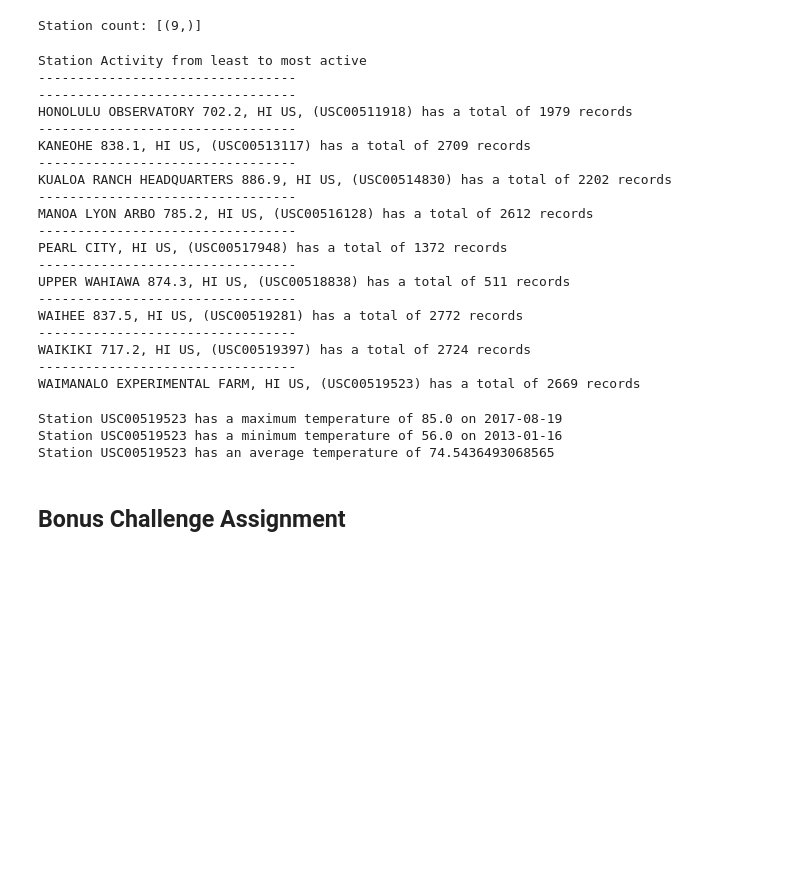
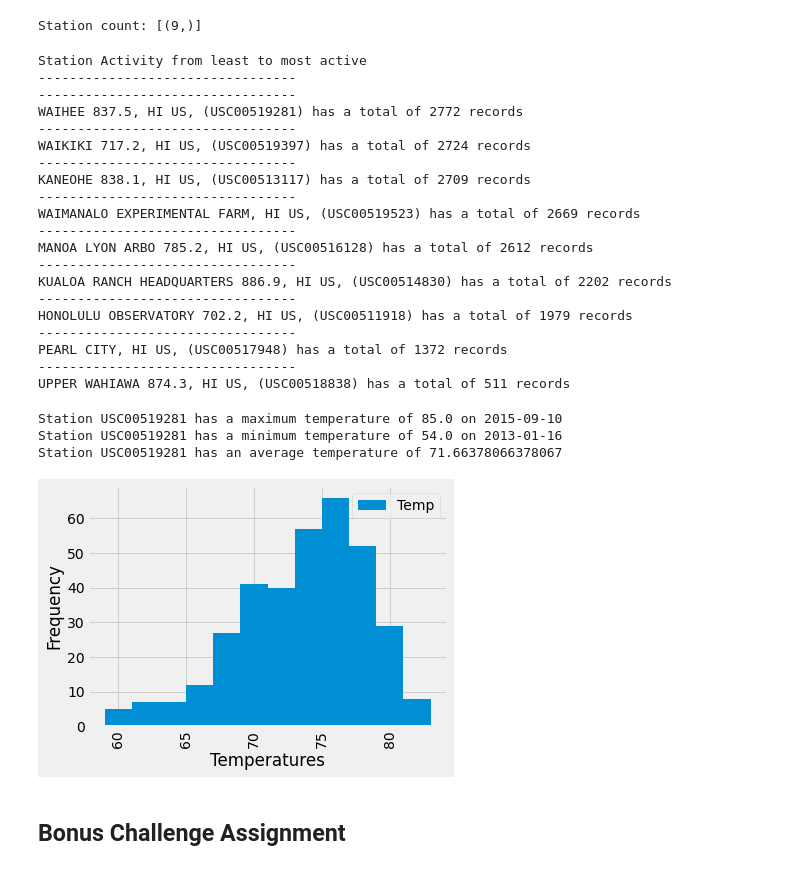
Before and after one commit to lake-walker/sqlalchemy_challenge, a Jupyter notebook: climate_starter.ipynb, the cells around one changed output. Drawn from its saved outputs; the diff is of its cells as text; code cells hidden in the pictures; blank space fills up the shorter version.

Commit message:
completed precip and station analysis

```diff
--- a/climate_starter.ipynb
+++ b/climate_starter.ipynb
@@ -97,7 +97,7 @@ Station count: [(9,)]
 # List the stations and the counts in descending order.
 sel = [Measurement.station, Station.name, func.count(Measurement.station)]
 active_stations = session.query(*sel).filter(Station.station == Measurement.station).group_by(Measurement.station).\
-    order_by(Measurement.station).all()
+    order_by(func.count(Measurement.station).desc()).all()
 print('Station Activity from least to most active')
 print('---------------------------------')
 for record in active_stations:
@@ -107,43 +107,43 @@ for record in active_stations:
 # %% [output]
 Station Activity from least to most active
 ---------------------------------
----------------------------------
-HONOLULU OBSERVATORY 702.2, HI US, (USC00511918) has a total of 1979 records
----------------------------------
-KANEOHE 838.1, HI US, (USC00513117) has a total of 2709 records
----------------------------------
-KUALOA RANCH HEADQUARTERS 886.9, HI US, (USC00514830) has a total of 2202 records
----------------------------------
-MANOA LYON ARBO 785.2, HI US, (USC00516128) has a total of 2612 records
----------------------------------
-PEARL CITY, HI US, (USC00517948) has a total of 1372 records
----------------------------------
-UPPER WAHIAWA 874.3, HI US, (USC00518838) has a total of 511 records
 ---------------------------------
 WAIHEE 837.5, HI US, (USC00519281) has a total of 2772 records
 ---------------------------------
 WAIKIKI 717.2, HI US, (USC00519397) has a total of 2724 records
 ---------------------------------
+KANEOHE 838.1, HI US, (USC00513117) has a total of 2709 records
+---------------------------------
 WAIMANALO EXPERIMENTAL FARM, HI US, (USC00519523) has a total of 2669 records
+---------------------------------
+MANOA LYON ARBO 785.2, HI US, (USC00516128) has a total of 2612 records
+---------------------------------
+KUALOA RANCH HEADQUARTERS 886.9, HI US, (USC00514830) has a total of 2202 records
+---------------------------------
+HONOLULU OBSERVATORY 702.2, HI US, (USC00511918) has a total of 1979 records
+---------------------------------
+PEARL CITY, HI US, (USC00517948) has a total of 1372 records
+---------------------------------
+UPPER WAHIAWA 874.3, HI US, (USC00518838) has a total of 511 records
 # %%
 # Using the station id from the previous query, calculate the lowest temperature recorded,
 # highest temperature recorded, and average temperature of the most active station?
 
 max_temp = session.query(Measurement.station, func.max(Measurement.tobs), Measurement.date).\
-    filter(Measurement.station == "USC00519523").all()
+    filter(Measurement.station == "USC00519281").all()
 for s, t, d in max_temp:
     print(f'Station {s} has a maximum temperature of {t} on {d}')
 
 min_temp = session.query(Measurement.station, func.min(Measurement.tobs), Measurement.date).\
-    filter(Measurement.station == "USC00519523").all()
+    filter(Measurement.station == "USC00519281").all()
 for s, t, d in min_temp:
     print(f'Station {s} has a minimum temperature of {t} on {d}')
 
 avg_temp = session.query(Measurement.station, func.avg(Measurement.tobs)).\
-    filter(Measurement.station == "USC00519523").all()
+    filter(Measurement.station == "USC00519281").all()
 for s, t in avg_temp:
     print(f'Station {s} has an average temperature of {t}')
 # %% [output]
-Station USC00519523 has a maximum temperature of 85.0 on 2017-08-19
-Station USC00519523 has a minimum temperature of 56.0 on 2013-01-16
-Station USC00519523 has an average temperature of 74.5436493068565
+Station USC00519281 has a maximum temperature of 85.0 on 2015-09-10
+Station USC00519281 has a minimum temperature of 54.0 on 2013-01-16
+Station USC00519281 has an average temperature of 71.66378066378067
@@ -153,3 +150,22 @@ Station USC00519523 has an average temperature of 74.5436493068565
+# %%
+# Choose the station with the highest number of temperature observations.
+# Query the last 12 months of temperature observation data for this station and plot the results as a histogram
+results = session.query(Measurement.station, Measurement.date, Measurement.tobs).\
+    filter((Measurement.date > '2016-08-23'), (Measurement.station == "USC00519281")).all()
+# Save the query results as a Pandas DataFrame and set the index to the date column
+df = pd.DataFrame(results, columns=['Station','Date','Temp'])
+# Sort the dataframe by date
+df = df.sort_values(by=['Date'], ascending=False)
+df = df.set_index('Station')
+# Use Pandas Plotting with Matplotlib to plot the data
+df.iloc[::-1].plot.hist(bins=12)
+plt.tight_layout()
+plt.xticks(rotation = 90)
+plt.ylabel('Frequency')
+plt.xlabel('Temperatures')
+plt.show()
+# %% [output]
+[figure, added]
 # %% [markdown]
 ## Bonus Challenge Assignment
 # %%
```
Also changed, not shown: parts of 1 cell of this notebook.
